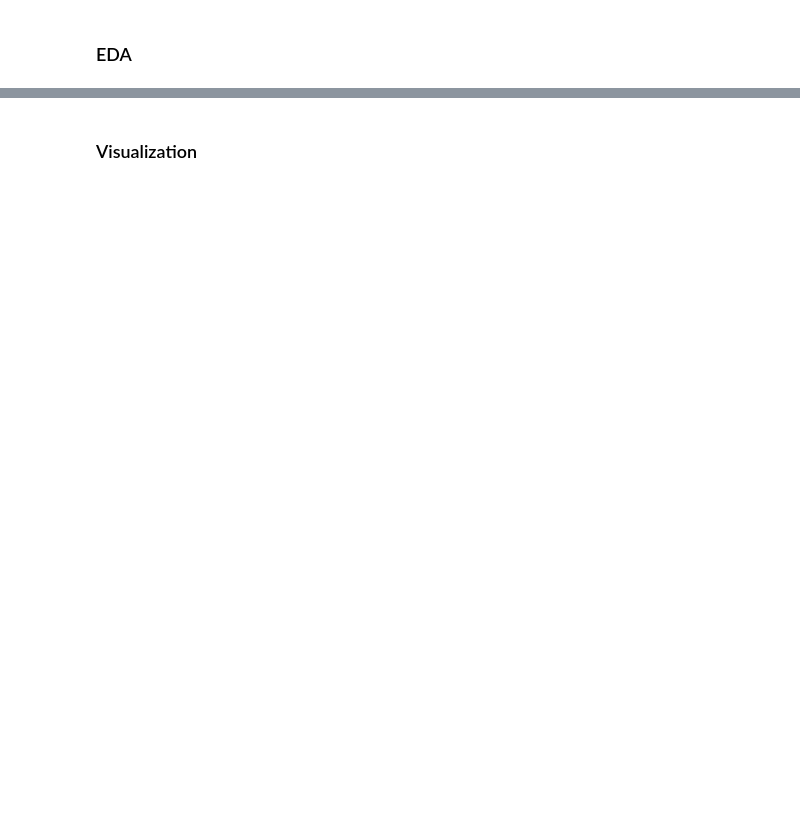
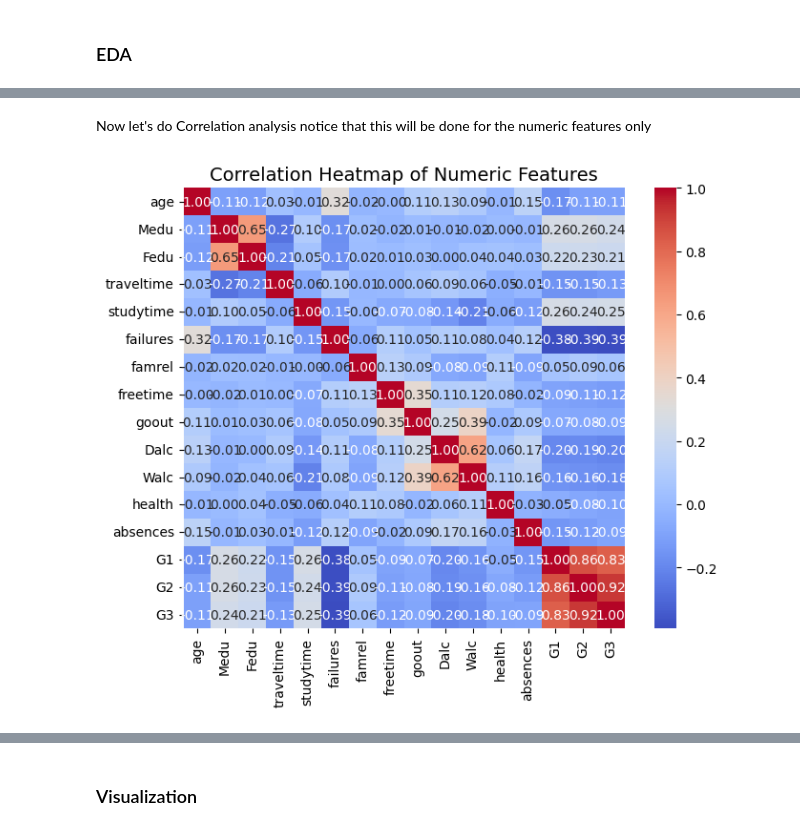
Before and after one commit to Habibahammadprogrammer/StudentsPerformance, a Jupyter notebook: Notebooks/FinalProject.ipynb, the cells around one changed output, grey strips where cells are left out. Cells and saved outputs as stored; diff of their text form; code cells hidden in the pictures; blank space fills up the shorter version.

```diff
--- a/Notebooks/FinalProject.ipynb
+++ b/Notebooks/FinalProject.ipynb
@@ -87,2 +97,3 @@ Now let's look at the dataset itself.
 # %%
-X.head()
+#will need this is in visulaization and EDA
+X_original=X.copy()
@@ -263,0 +316,6 @@ So looking at the target features , there seemes to be no issue since they are w
+# %%
+from sklearn.preprocessing import StandardScaler
+numeric_features=['age','Medu','Fedu','traveltime','studytime','failures','famrel','freetime','goout','Dalc','Walc','health','absences']
+scaler=StandardScaler()
+X[numeric_features]=scaler.fit_transform(X[numeric_features])
+X[numeric_features].head()
@@ -265,0 +527,6 @@ So looking at the target features , there seemes to be no issue since they are w
+# %%
+df_corr=X_original.copy()
+df_corr['G1']=y['G1']
+df_corr['G2']=y['G2']
+df_corr['G3']=y['G3']
+num_features=numeric_features+['G1','G2','G3']
@@ -265,0 +581,11 @@ So looking at the target features , there seemes to be no issue since they are w
+# %% [markdown]
+Now let's do Correlation analysis
+notice that this will be done for the numeric features only
+# %%
+corr=df_corr[num_features].corr()
+plt.figure(figsize=(8,6))
+sns.heatmap(corr,annot=True,fmt=".2f",cmap="coolwarm",cbar=True,square=True)
+plt.title("Correlation Heatmap of Numeric Features",fontsize=14)
+plt.show()
+# %% [output]
+[figure, added]
```
Also changed, not shown: parts of 82 cells of this notebook, 1 other file.
